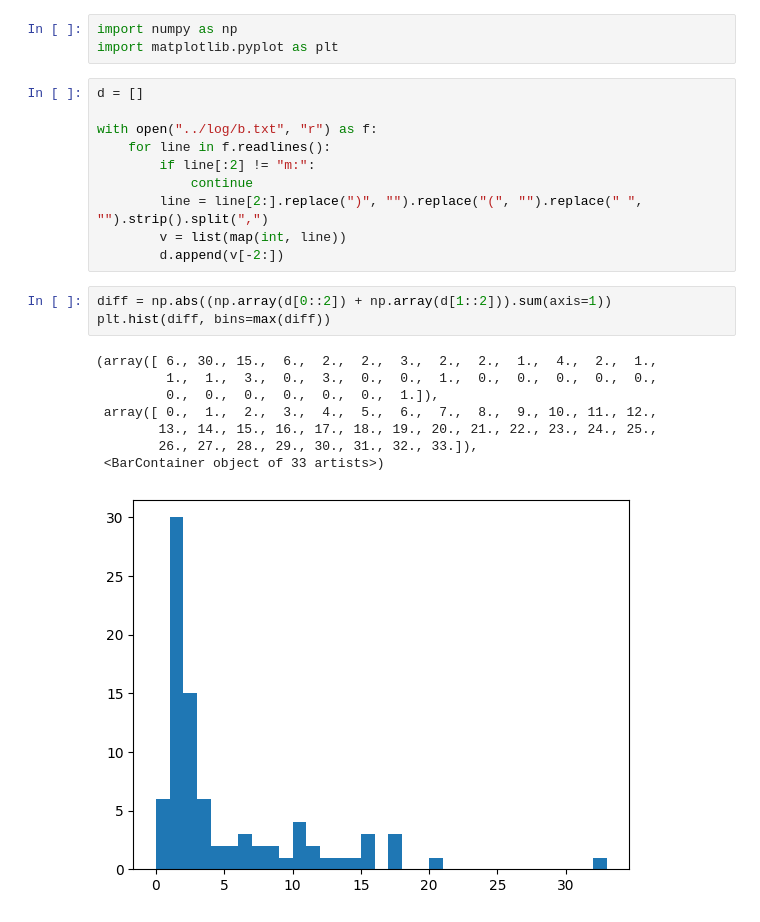
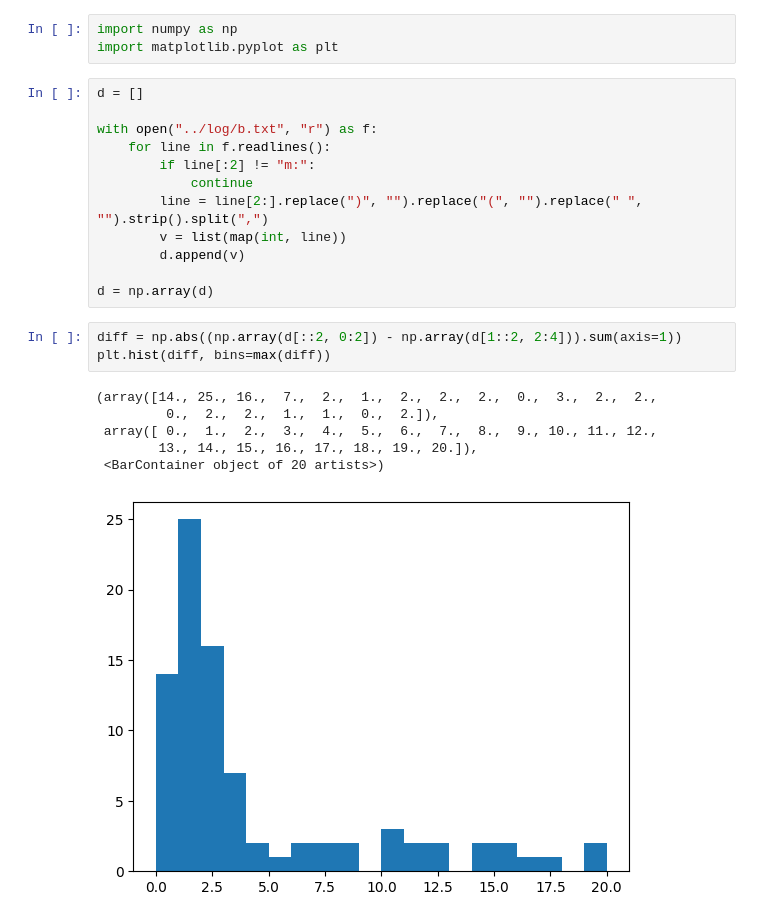
Before and after one commit to tishii2479/ahc030, a Jupyter notebook: notebooks/d.ipynb, the cells around one changed output. Cells and saved outputs as stored; diff of their text form.

```diff
--- a/notebooks/d.ipynb
+++ b/notebooks/d.ipynb
@@ -10,16 +10,16 @@ with open("../log/b.txt", "r") as f:
             continue
         line = line[2:].replace(")", "").replace("(", "").replace(" ", "").strip().split(",")
         v = list(map(int, line))
-        d.append(v[-2:])
+        d.append(v)
+
+d = np.array(d)
 # %%
-diff = np.abs((np.array(d[0::2]) + np.array(d[1::2])).sum(axis=1))
+diff = np.abs((np.array(d[::2, 0:2]) - np.array(d[1::2, 2:4])).sum(axis=1))
 plt.hist(diff, bins=max(diff))
 # %% [output]
-(array([ 6., 30., 15.,  6.,  2.,  2.,  3.,  2.,  2.,  1.,  4.,  2.,  1.,
-         1.,  1.,  3.,  0.,  3.,  0.,  0.,  1.,  0.,  0.,  0.,  0.,  0.,
-         0.,  0.,  0.,  0.,  0.,  0.,  1.]),
+(array([14., 25., 16.,  7.,  2.,  1.,  2.,  2.,  2.,  0.,  3.,  2.,  2.,
+         0.,  2.,  2.,  1.,  1.,  0.,  2.]),
  array([ 0.,  1.,  2.,  3.,  4.,  5.,  6.,  7.,  8.,  9., 10., 11., 12.,
-        13., 14., 15., 16., 17., 18., 19., 20., 21., 22., 23., 24., 25.,
-        26., 27., 28., 29., 30., 31., 32., 33.]),
- <BarContainer object of 33 artists>)
+        13., 14., 15., 16., 17., 18., 19., 20.]),
+ <BarContainer object of 20 artists>)
-[figure, old version]
+[figure, new version]
```
Also changed, not shown: parts of 4 cells of this notebook, 2 other files.
